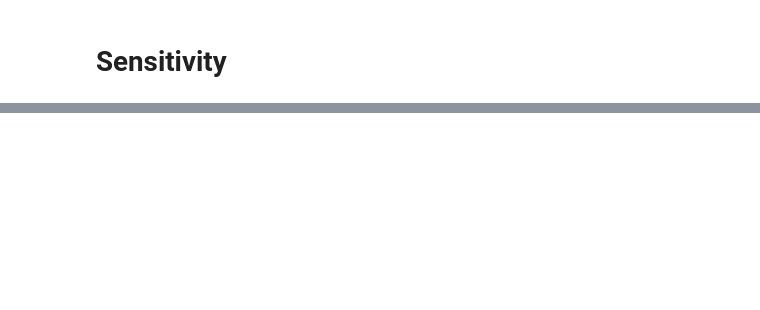
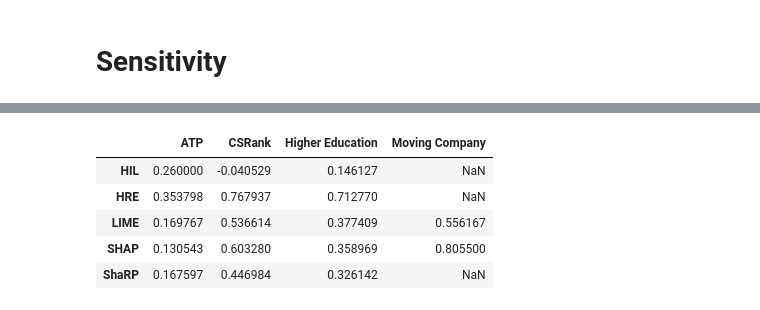
Before and after one commit to DataResponsibly/xAI-Ranking-Benchmark, a Jupyter notebook: notebooks/0.2-basic-experiment.ipynb, the cells around one changed output, grey strips where cells are left out. Saved outputs shown, nothing was run; the diff lists cells and outputs as text; code cells hidden in the pictures; blank space fills up the shorter version.

```diff
--- a/notebooks/0.2-basic-experiment.ipynb
+++ b/notebooks/0.2-basic-experiment.ipynb
@@ -355,0 +370,9 @@ Error in dataset: ATP, with method: LIME
+# %%
+pd.DataFrame(sensitivity_results[0])
+# %% [output]
+|  | ATP | CSRank | Higher Education | Moving Company |
+| HIL | 0.260000 | -0.040529 | 0.146127 | NaN |
+| HRE | 0.353798 | 0.767937 | 0.712770 | NaN |
+| LIME | 0.169767 | 0.536614 | 0.377409 | 0.556167 |
+| SHAP | 0.130543 | 0.603280 | 0.358969 | 0.805500 |
+| ShaRP | 0.167597 | 0.446984 | 0.326142 | NaN |
```
Also changed, not shown: parts of 10 cells of this notebook, 5 other files.
